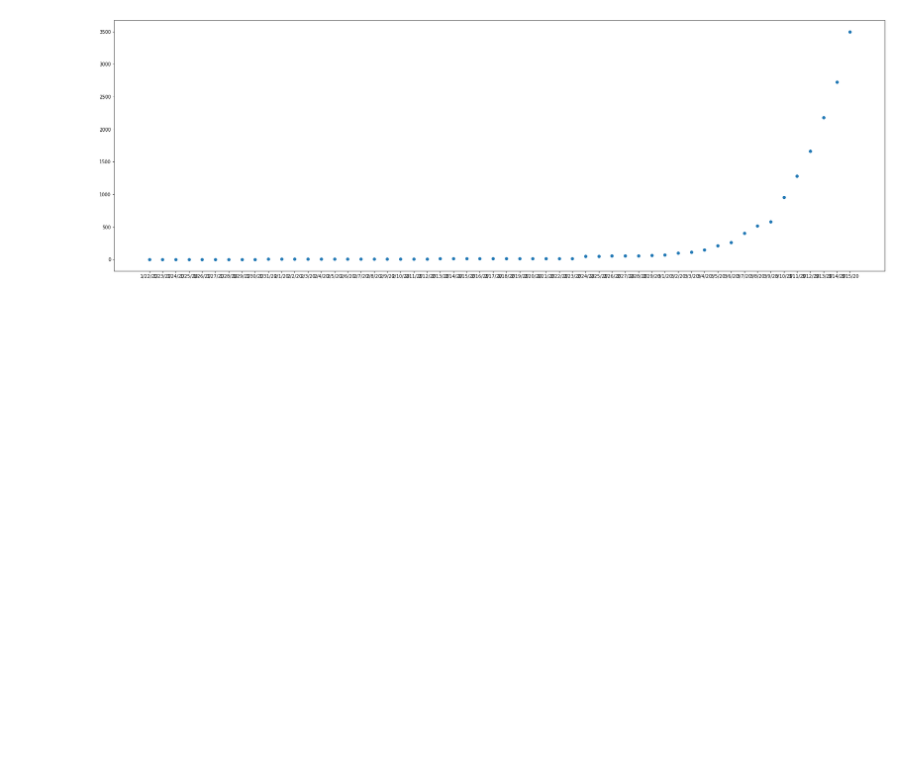
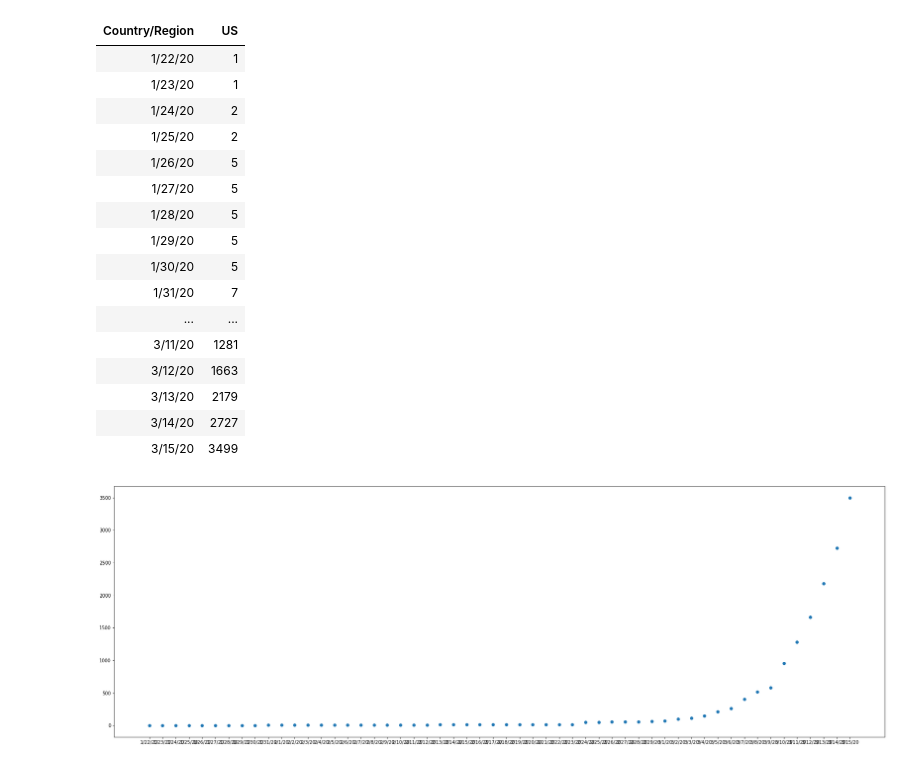
Before and after one commit to saelbakr/COVID-Stocks, a Jupyter notebook: AvgStocks.ipynb, the cells around one changed output. Drawn from its saved outputs; the diff is of its cells as text; code cells hidden in the pictures; blank space fills up the shorter version.

```diff
--- a/AvgStocks.ipynb
+++ b/AvgStocks.ipynb
@@ -14,6 +14,25 @@ us_cases = clean.loc[clean['Country/Region'] == "US"]
 # %%
 grouped_us = us_cases.groupby("Country/Region").sum().rename(columns={"US":"Confirmed Cases"},
                                                                index={"Country/Region":"Date"}).T
+grouped_us
+# %% [output]
+| Country/Region | US |
+| 1/22/20 | 1 |
+| 1/23/20 | 1 |
+| 1/24/20 | 2 |
+| 1/25/20 | 2 |
+| 1/26/20 | 5 |
+| 1/27/20 | 5 |
+| 1/28/20 | 5 |
+| 1/29/20 | 5 |
+| 1/30/20 | 5 |
+| 1/31/20 | 7 |
+| ... | ... |
+| 3/11/20 | 1281 |
+| 3/12/20 | 1663 |
+| 3/13/20 | 2179 |
+| 3/14/20 | 2727 |
+| 3/15/20 | 3499 |
 # %%
 x_values = grouped_us.index.values
 # %%
```
Also changed, not shown: parts of 1 cell of this notebook.
